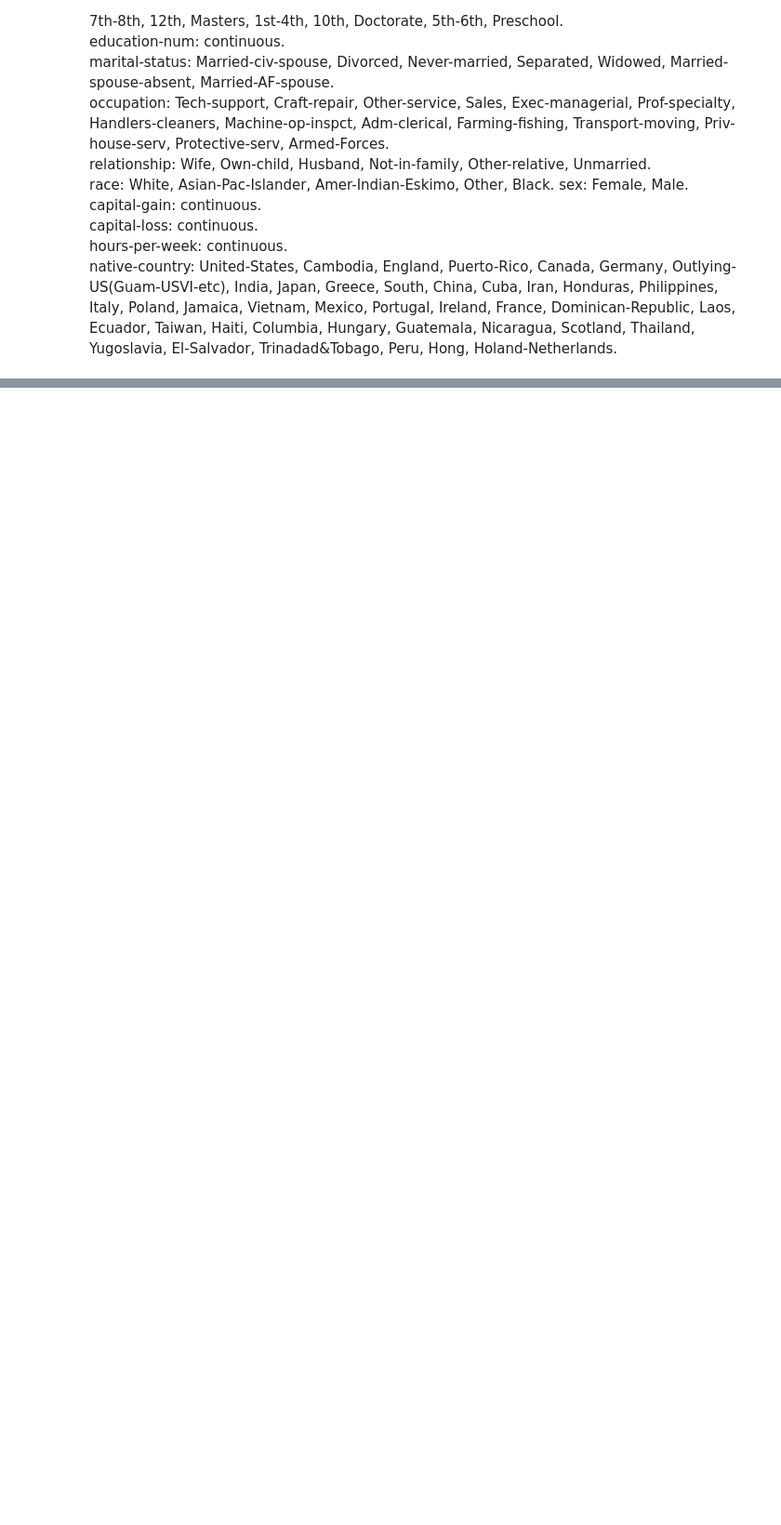
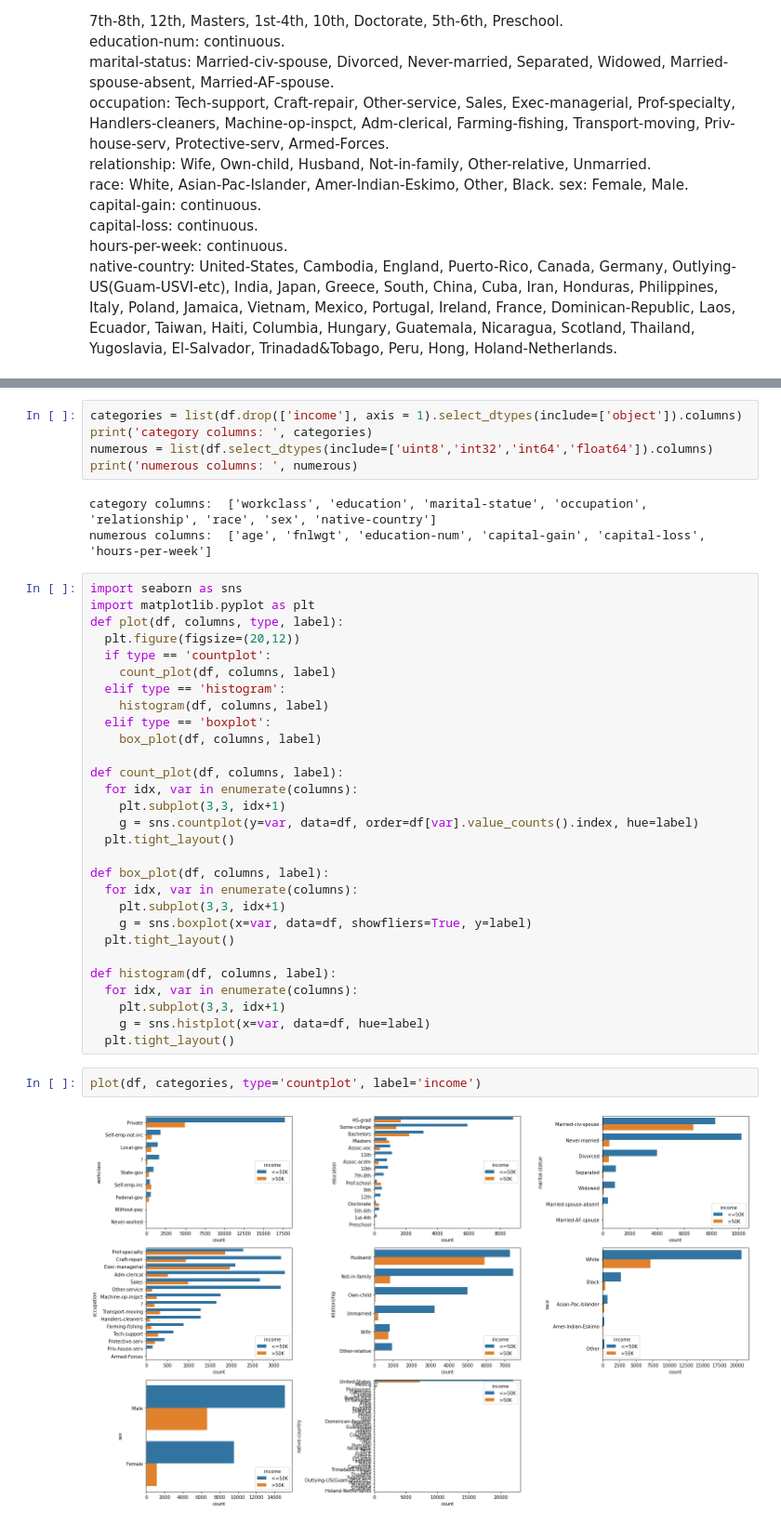
Before and after one commit to namaws/Income-analysis-and-prediction, a Jupyter notebook: Data_analysis_and_prediction.ipynb, the cells around one changed output, grey strips where cells are left out. Shown at 93% size. Saved outputs shown, nothing was run; the diff lists cells and outputs as text; blank space fills up the shorter version.

```diff
--- a/Data_analysis_and_prediction.ipynb
+++ b/Data_analysis_and_prediction.ipynb
@@ -49,0 +112,41 @@ df
+# %%
+categories = list(df.drop(['income'], axis = 1).select_dtypes(include=['object']).columns)
+print('category columns: ', categories)
+numerous = list(df.select_dtypes(include=['uint8','int32','int64','float64']).columns)
+print('numerous columns: ', numerous)
+# %% [output]
+category columns:  ['workclass', 'education', 'marital-statue', 'occupation', 'relationship', 'race', 'sex', 'native-country']
+numerous columns:  ['age', 'fnlwgt', 'education-num', 'capital-gain', 'capital-loss', 'hours-per-week']
+# %%
+import seaborn as sns
+import matplotlib.pyplot as plt
+def plot(df, columns, type, label):
+  plt.figure(figsize=(20,12))
+  if type == 'countplot':
+    count_plot(df, columns, label)
+  elif type == 'histogram':
+    histogram(df, columns, label)
+  elif type == 'boxplot':
+    box_plot(df, columns, label)
+
+def count_plot(df, columns, label):
+  for idx, var in enumerate(columns):
+    plt.subplot(3,3, idx+1)
+    g = sns.countplot(y=var, data=df, order=df[var].value_counts().index, hue=label)
+  plt.tight_layout()
+
+def box_plot(df, columns, label):
+  for idx, var in enumerate(columns):
+    plt.subplot(3,3, idx+1)
+    g = sns.boxplot(x=var, data=df, showfliers=True, y=label)
+  plt.tight_layout()
+
+def histogram(df, columns, label):
+  for idx, var in enumerate(columns):
+    plt.subplot(3,3, idx+1)
+    g = sns.histplot(x=var, data=df, hue=label)
+  plt.tight_layout()
+# %%
+plot(df, categories, type='countplot', label='income')
+# %% [output]
+[figure, added]
```
Also changed, not shown: parts of 11 cells of this notebook.
